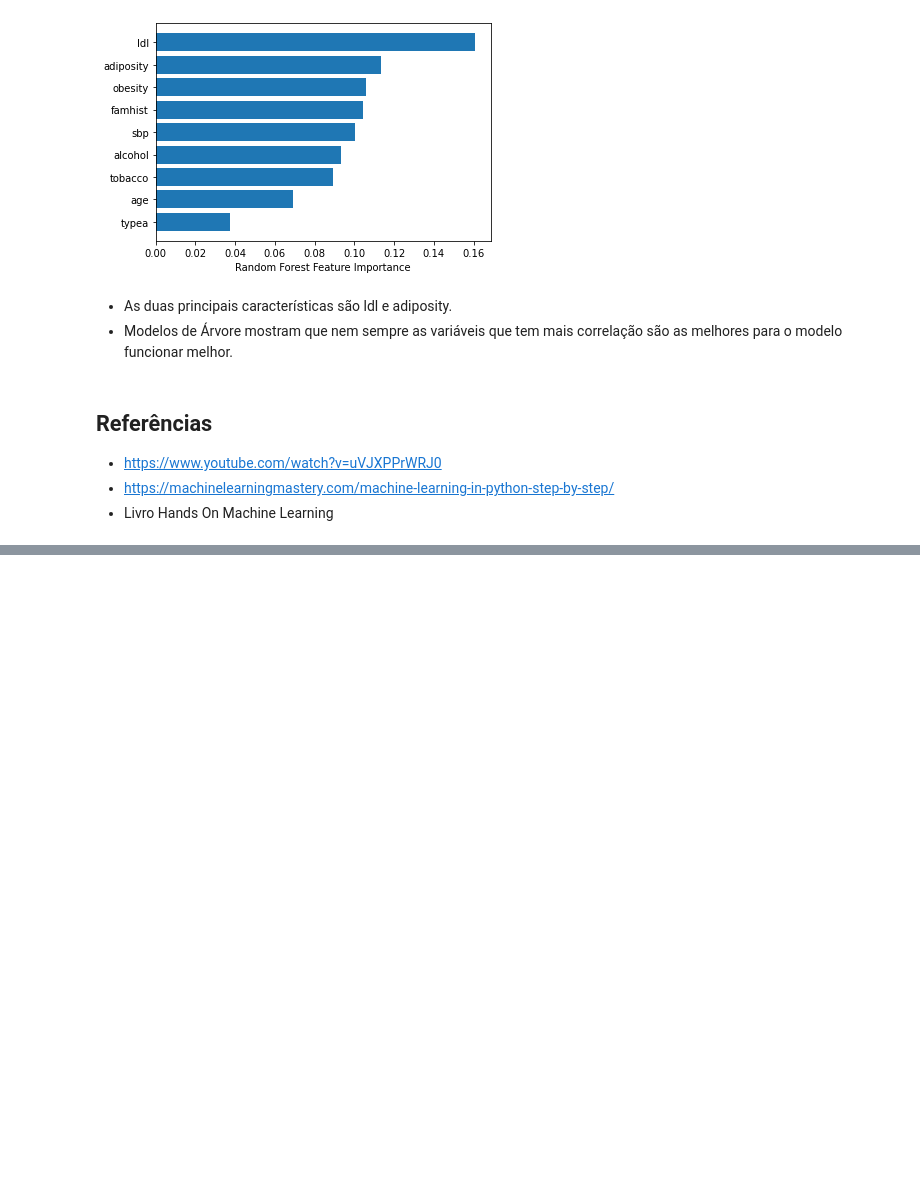
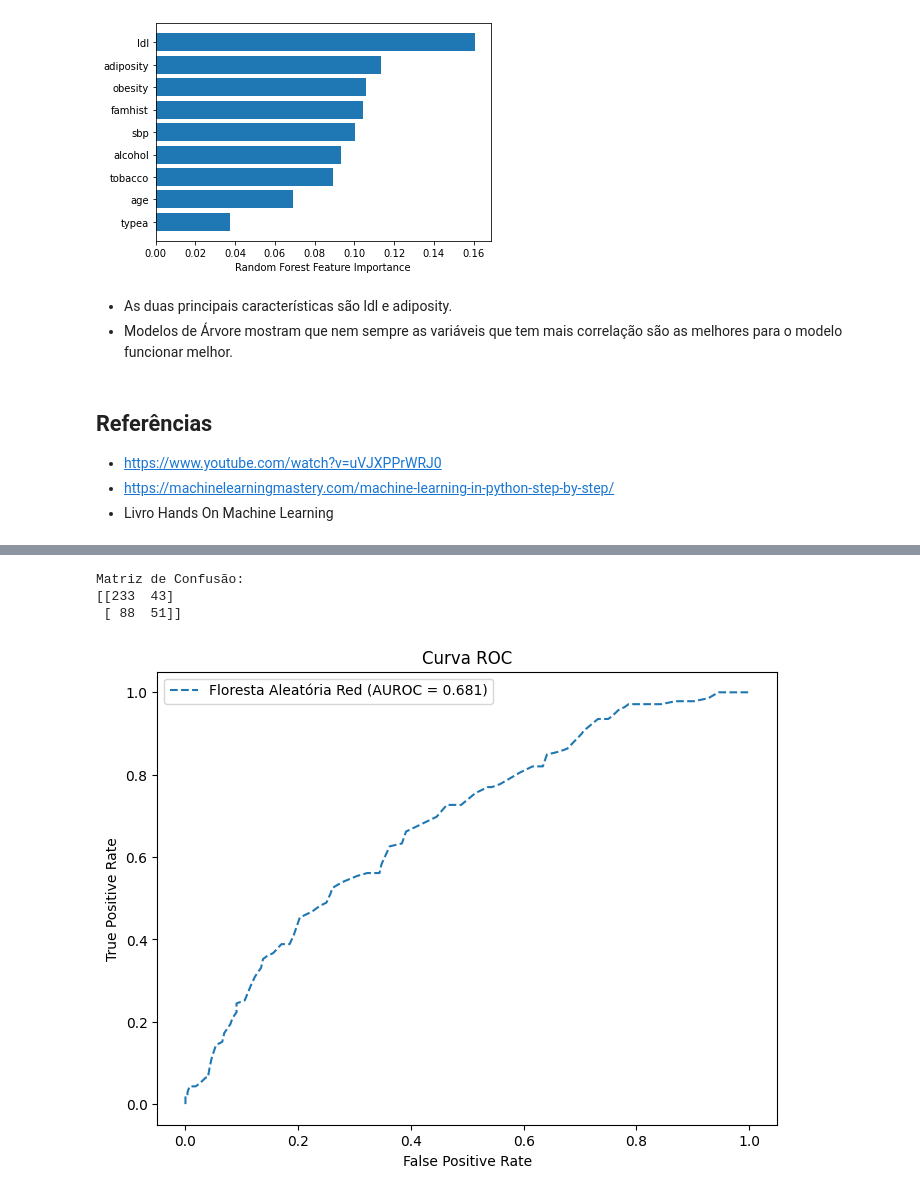
Before and after one commit to Matheus2608/Data-Science, a Jupyter notebook: Projeto.ipynb, the cells around one changed output, grey strips where cells are left out. Saved outputs shown, nothing was run; the diff lists cells and outputs as text; code cells hidden in the pictures; blank space fills up the shorter version.

```diff
--- a/Projeto.ipynb
+++ b/Projeto.ipynb
@@ -246,0 +281,8 @@ Text(0.5, 0, 'Random Forest Feature Importance')
+# %%
+modelo3, nome3 = RandomForestClassifier(n_estimators=100, max_features=3, random_state=0), "Floresta Aleatória Red"
+avaliacao_modelo(modelo3, nome3)
+# %% [output]
+Matriz de Confusão:
+[[233  43]
+ [ 88  51]]
+[figure, added]
```
Also changed, not shown: parts of 7 cells of this notebook.
